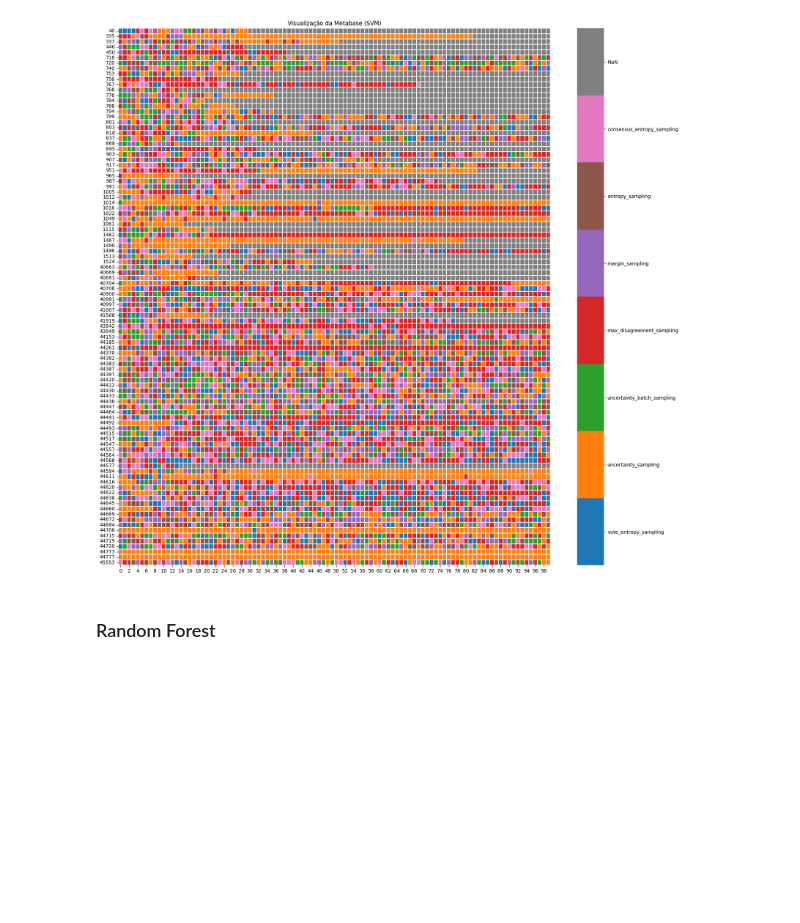
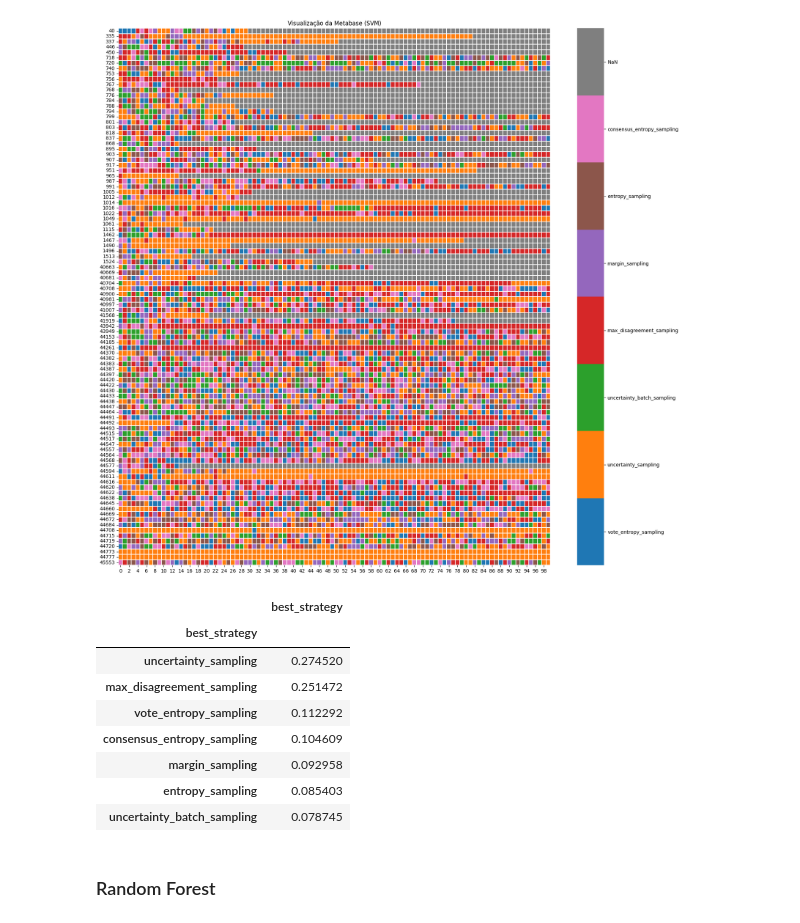
Before and after one commit to gscnogueira/meta-active-learning, a Jupyter notebook: notebooks/experiments/metabase_analysis.ipynb, the cells around one changed output. Cells and saved outputs as stored; diff of their text form; code cells hidden in the pictures; blank space fills up the shorter version.

```diff
--- a/notebooks/experiments/metabase_analysis.ipynb
+++ b/notebooks/experiments/metabase_analysis.ipynb
@@ -136,6 +148,18 @@ counts_per_dataset(svm_metabase).describe()
 gen_heatmap(svm_metabase, 'Visualização da Metabase (SVM)')
 # %% [output]
 [figure]
+# %%
+svm_metabase[['best_strategy']].apply(pd.value_counts).transform(lambda x: x.div(sum(x)))
+# %% [output]
+|  | best_strategy |
+| best_strategy |  |
+| uncertainty_sampling | 0.274520 |
+| max_disagreement_sampling | 0.251472 |
+| vote_entropy_sampling | 0.112292 |
+| consensus_entropy_sampling | 0.104609 |
+| margin_sampling | 0.092958 |
+| entropy_sampling | 0.085403 |
+| uncertainty_batch_sampling | 0.078745 |
 # %% [markdown]
 ### Random Forest
 # %%
```
Also changed, not shown: parts of 2 cells of this notebook.
